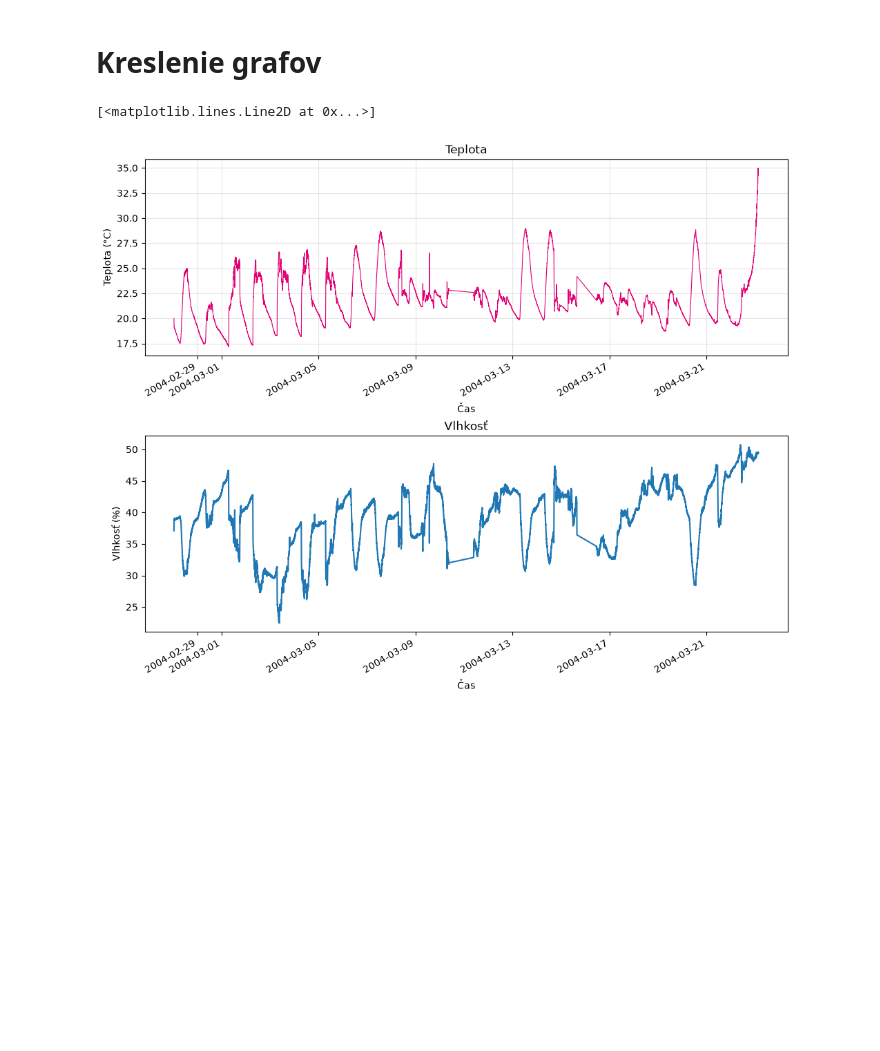
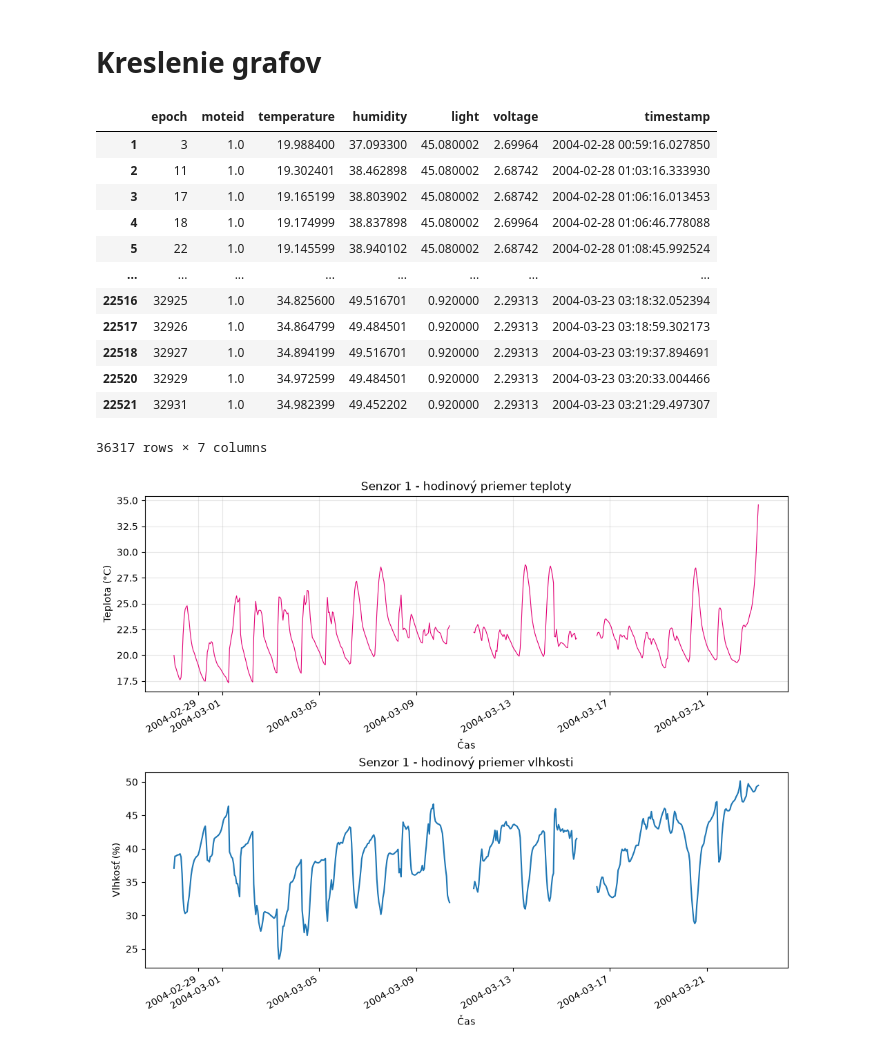
Before and after one commit to bletvaska/airflow101, a Jupyter notebook: notebooks/sensor.data.ipynb, the cells around one changed output. Drawn from its saved outputs; the diff is of its cells as text; code cells hidden in the pictures; blank space fills up the shorter version.

Commit message:
resample dat podla hodiny

```diff
--- a/notebooks/sensor.data.ipynb
+++ b/notebooks/sensor.data.ipynb
@@ -224,37 +224,58 @@ Length: 1868822, dtype: int8
 import matplotlib.pyplot as plt
 
 fig, (ax1, ax2) = plt.subplots(ncols= 1, nrows=2, figsize=(10, 8), layout="constrained")
 
 # figure common settings
 # fig.autofmt_xdate()
 for ax in (ax1, ax2):
     for label in ax.get_xticklabels():
         label.set_rotation(30)
         label.set_horizontalalignment("right")
 
 # get data from sensor 1
 sensor = df.loc[
     df['moteid'] == 1
 ].sort_values('timestamp')
 
+hourly = (
+    sensor
+        .resample('1h', on='timestamp')[ ['temperature', 'humidity', 'light', 'voltage'] ]
+        .mean()
+)
+
 # teplota
-ax1.set_title('Teplota')
+ax1.set_title('Senzor 1 - hodinový priemer teploty')
 ax1.set_xlabel('Čas')
 ax1.set_ylabel('Teplota (°C)')
 ax1.grid(alpha=0.3)
 ax1.plot(
-    sensor['timestamp'],
-    sensor['temperature'],
+    hourly.index,
+    hourly['temperature'],
     color='#E20074',
     linewidth=0.8
 ) #, marker='o')
 
 
 # humidity
-ax2.set_title('Vlhkosť')
+ax2.set_title('Senzor 1 - hodinový priemer vlhkosti')
 ax2.set_xlabel('Čas')
 ax2.set_ylabel('Vlhkosť (%)')
-ax2.plot(sensor['timestamp'], sensor['humidity'])
+ax2.plot(
+    hourly.index,
+    hourly['humidity']
+)
 # %% [output]
+|  | epoch | moteid | temperature | humidity | light | voltage | timestamp |
+| 1 | 3 | 1.0 | 19.988400 | 37.093300 | 45.080002 | 2.69964 | 2004-02-28 00:59:16.027850 |
+| 2 | 11 | 1.0 | 19.302401 | 38.462898 | 45.080002 | 2.68742 | 2004-02-28 01:03:16.333930 |
+| 3 | 17 | 1.0 | 19.165199 | 38.803902 | 45.080002 | 2.68742 | 2004-02-28 01:06:16.013453 |
+| 4 | 18 | 1.0 | 19.174999 | 38.837898 | 45.080002 | 2.69964 | 2004-02-28 01:06:46.778088 |
+| 5 | 22 | 1.0 | 19.145599 | 38.940102 | 45.080002 | 2.68742 | 2004-02-28 01:08:45.992524 |
+| ... | ... | ... | ... | ... | ... | ... | ... |
+| 22516 | 32925 | 1.0 | 34.825600 | 49.516701 | 0.920000 | 2.29313 | 2004-03-23 03:18:32.052394 |
+| 22517 | 32926 | 1.0 | 34.864799 | 49.484501 | 0.920000 | 2.29313 | 2004-03-23 03:18:59.302173 |
+| 22518 | 32927 | 1.0 | 34.894199 | 49.516701 | 0.920000 | 2.29313 | 2004-03-23 03:19:37.894691 |
+| 22520 | 32929 | 1.0 | 34.972599 | 49.484501 | 0.920000 | 2.29313 | 2004-03-23 03:20:33.004466 |
+| 22521 | 32931 | 1.0 | 34.982399 | 49.452202 | 0.920000 | 2.29313 | 2004-03-23 03:21:29.497307 |
-[<matplotlib.lines.Line2D at 0x...>]
+36317 rows × 7 columns
-[figure, old version]
+[figure, new version]
```
